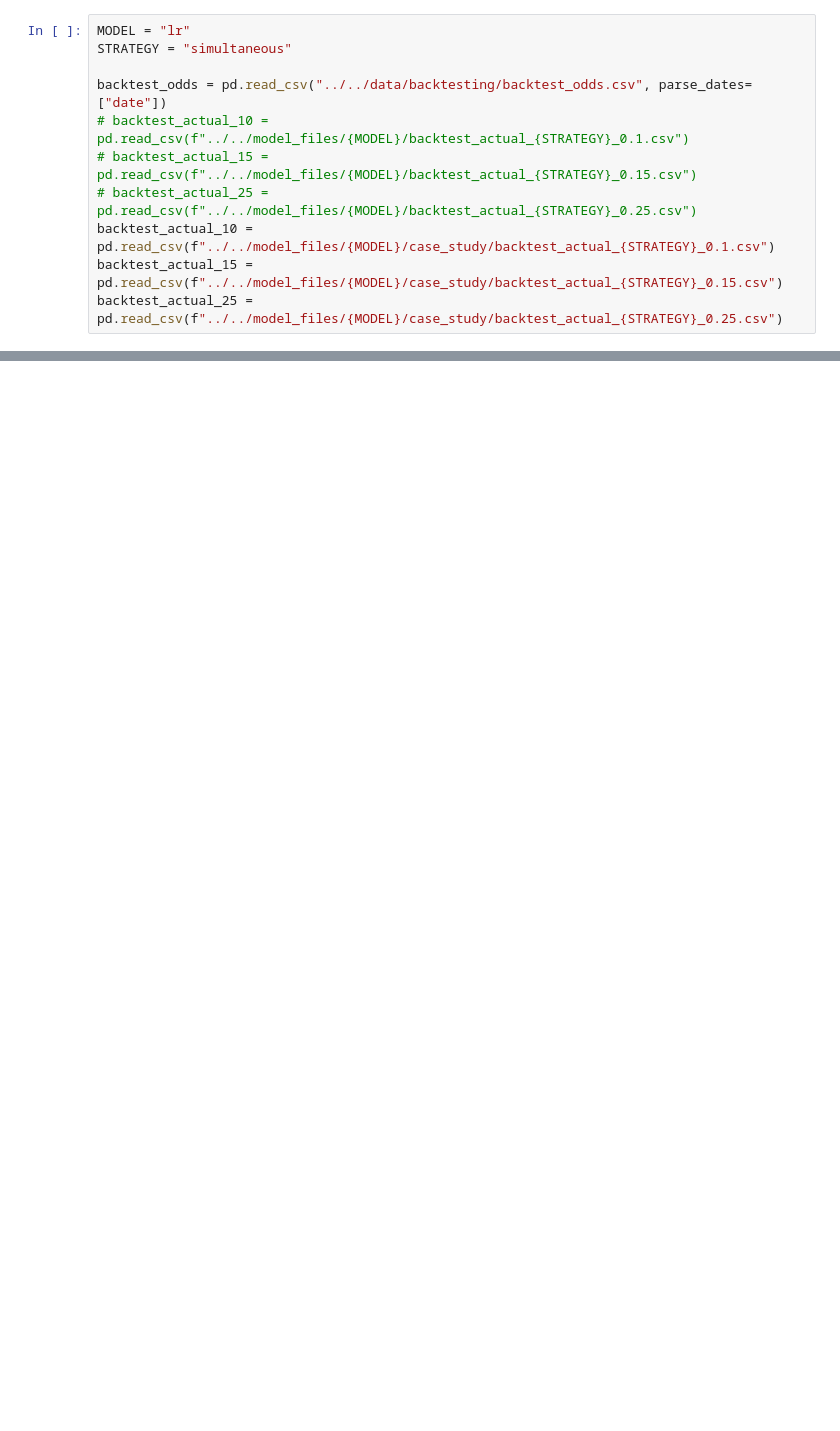
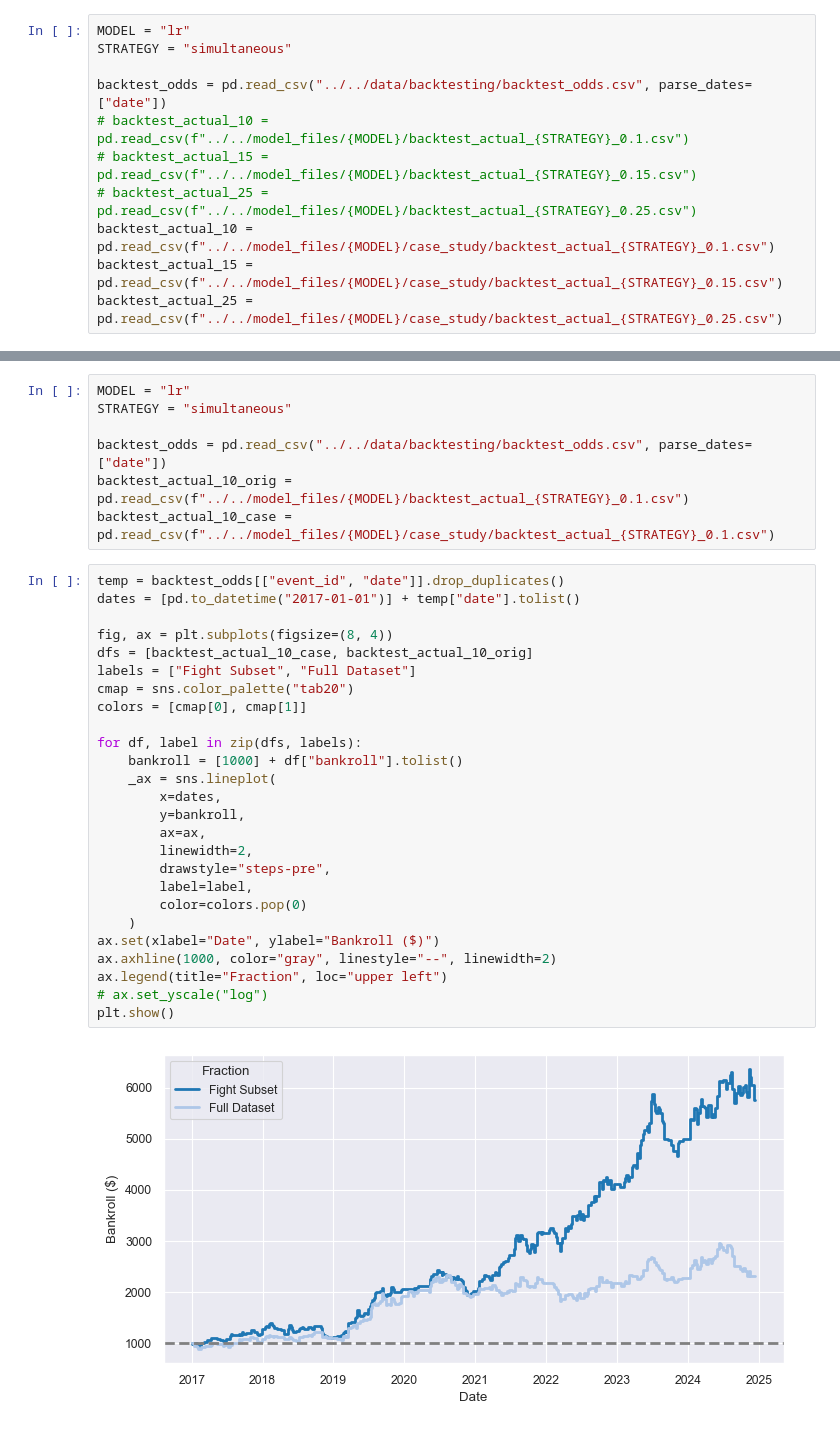
Before and after one commit to ehan03/yale-senior-thesis, a Jupyter notebook: notebooks/backtest_stuff/plotting.ipynb, the cells around one changed output, grey strips where cells are left out. Saved outputs shown, nothing was run; the diff lists cells and outputs as text; blank space fills up the shorter version.

```diff
--- a/notebooks/backtest_stuff/plotting.ipynb
+++ b/notebooks/backtest_stuff/plotting.ipynb
@@ -43,0 +44,35 @@ plt.show()
+# %%
+MODEL = "lr"
+STRATEGY = "simultaneous"
+
+backtest_odds = pd.read_csv("../../data/backtesting/backtest_odds.csv", parse_dates=["date"])
+backtest_actual_10_orig = pd.read_csv(f"../../model_files/{MODEL}/backtest_actual_{STRATEGY}_0.1.csv")
+backtest_actual_10_case = pd.read_csv(f"../../model_files/{MODEL}/case_study/backtest_actual_{STRATEGY}_0.1.csv")
+# %%
+temp = backtest_odds[["event_id", "date"]].drop_duplicates()
+dates = [pd.to_datetime("2017-01-01")] + temp["date"].tolist()
+
+fig, ax = plt.subplots(figsize=(8, 4))
+dfs = [backtest_actual_10_case, backtest_actual_10_orig]
+labels = ["Fight Subset", "Full Dataset"]
+cmap = sns.color_palette("tab20")
+colors = [cmap[0], cmap[1]]
+
+for df, label in zip(dfs, labels):
+    bankroll = [1000] + df["bankroll"].tolist()
+    _ax = sns.lineplot(
+        x=dates,
+        y=bankroll,
+        ax=ax,
+        linewidth=2,
+        drawstyle="steps-pre",
+        label=label,
+        color=colors.pop(0)
+    )
+ax.set(xlabel="Date", ylabel="Bankroll ($)")
+ax.axhline(1000, color="gray", linestyle="--", linewidth=2)
+ax.legend(title="Fraction", loc="upper left")
+# ax.set_yscale("log")
+plt.show()
+# %% [output]
+[figure, added]
```
Also changed, not shown: parts of 2 cells of this notebook, 4 other files.
